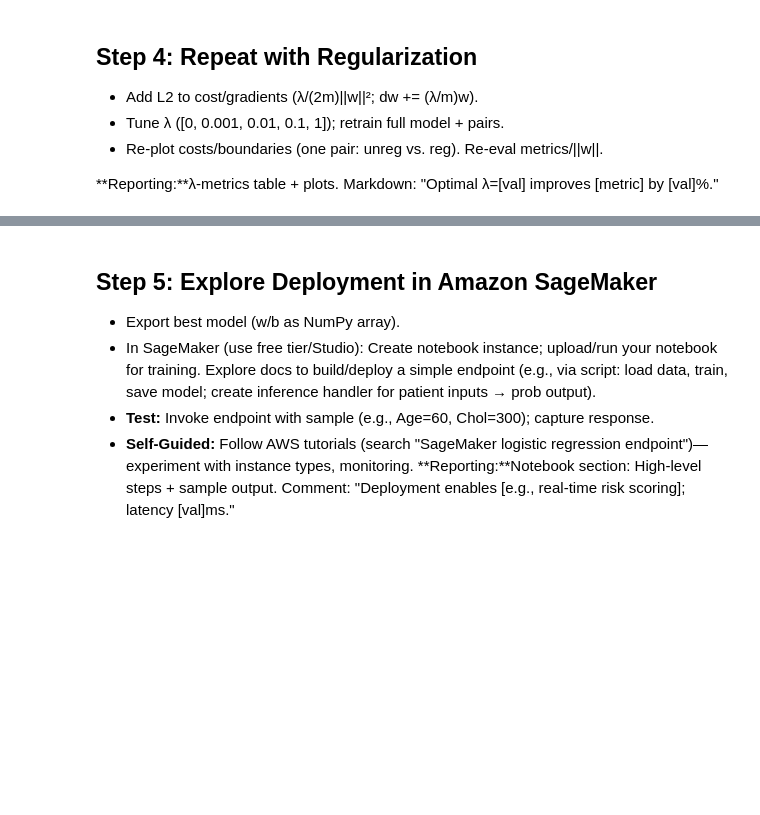
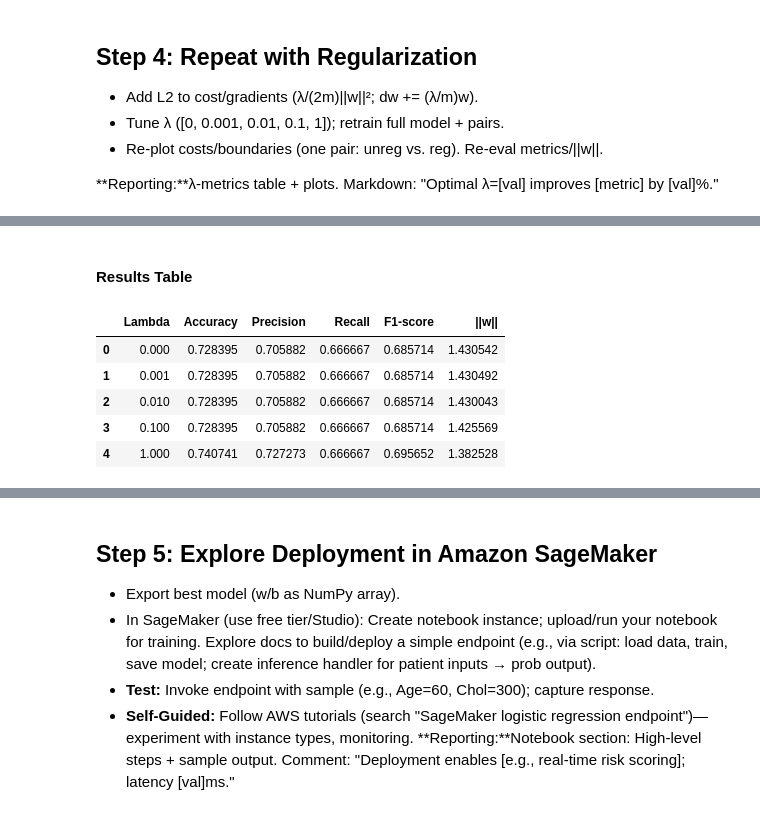
Before and after one commit to JeissonS02/Heart-Disease-Risk-Prediction, a Jupyter notebook: heart_disease_lr_analysis.ipynb, the cells around one changed output, grey strips where cells are left out. Drawn from its saved outputs; the diff is of its cells as text; code cells hidden in the pictures; blank space fills up the shorter version.

```diff
--- a/heart_disease_lr_analysis.ipynb
+++ b/heart_disease_lr_analysis.ipynb
@@ -617,0 +776,31 @@ The decision boundary visualizations demonstrate that feature pairs offer varyin
+# %%
+lambdas = [0, 0.001, 0.01, 0.1, 1]
+
+results = []
+
+for lambd in lambdas:
+    # Initialize parameters
+    w = np.zeros(X_train.shape[1])
+    b = 0
+
+    # Train regularized model
+    w, b, _ = gradient_descent_reg(
+        X_train, y_train,
+        w, b,
+        alpha=0.01,
+        num_iters=2000,
+        lambd=lambd,
+        print_every=500
+    )
+
+    # Predict on test set
+    y_test_pred = predict(X_test, w, b)
+
+    # Compute metrics
+    acc, prec, rec, f1 = classification_metrics(y_test, y_test_pred)
+
+    # Weight norm
+    weight_norm = np.linalg.norm(w)
+
+    # Store results
+    results.append([lambd, acc, prec, rec, f1, weight_norm])
@@ -617,0 +825,16 @@ The decision boundary visualizations demonstrate that feature pairs offer varyin
+# %% [markdown]
+#### Results Table
+# %%
+results_df = pd.DataFrame(
+    results,
+    columns=["Lambda", "Accuracy", "Precision", "Recall", "F1-score", "||w||"]
+)
+
+results_df
+# %% [output]
+|  | Lambda | Accuracy | Precision | Recall | F1-score | ||w|| |
+| 0 | 0.000 | 0.728395 | 0.705882 | 0.666667 | 0.685714 | 1.430542 |
+| 1 | 0.001 | 0.728395 | 0.705882 | 0.666667 | 0.685714 | 1.430492 |
+| 2 | 0.010 | 0.728395 | 0.705882 | 0.666667 | 0.685714 | 1.430043 |
+| 3 | 0.100 | 0.728395 | 0.705882 | 0.666667 | 0.685714 | 1.425569 |
+| 4 | 1.000 | 0.740741 | 0.727273 | 0.666667 | 0.695652 | 1.382528 |
```
Also changed, not shown: parts of 14 cells of this notebook, 2 other files.
